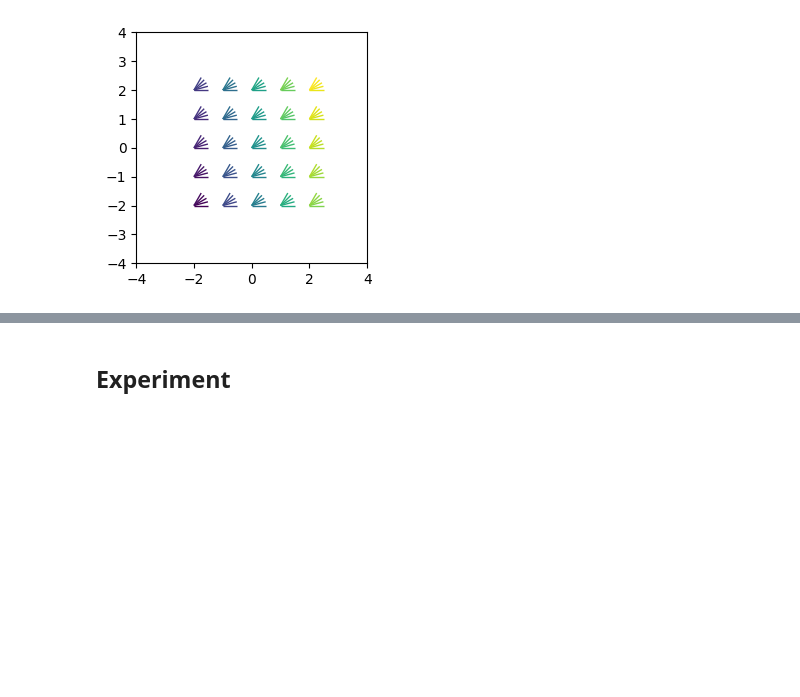
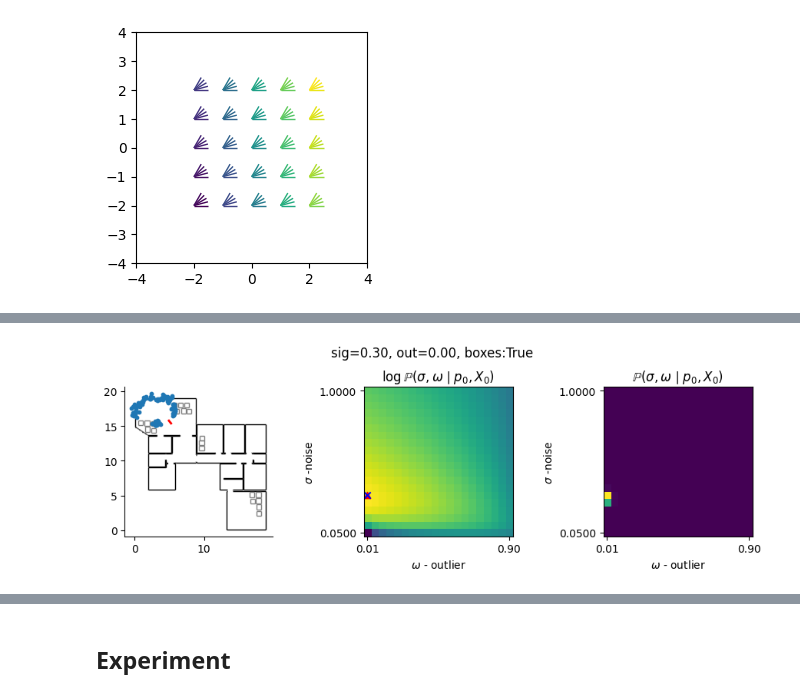
Before and after one commit to probcomp/chi-sight-mkl, a Jupyter notebook: notebooks/22 - Hierarchical Sensor Model - Teaching.ipynb, the cells around one changed output, grey strips where cells are left out. Saved outputs shown, nothing was run; the diff lists cells and outputs as text; code cells hidden in the pictures; blank space fills up the shorter version.

```diff
--- a/notebooks/22 - Hierarchical Sensor Model - Teaching.ipynb
+++ b/notebooks/22 - Hierarchical Sensor Model - Teaching.ipynb
@@ -559,24 +416,3 @@ plot_pose(p0, r=0.3, linewidth=2)
-# %%
-def get_linear_grid(shape, bounds, flat=False):
-    n = len(shape)
-    vs = jnp.stack(jnp.meshgrid(
-        *[jnp.linspace(*b, d) for b,d in zip(bounds, shape)],
-    indexing='ij'), axis=-1)
-
-    if flat: vs = vs.reshape(-1,len(shape))
-
-    return vs
-
-
-def make_inference_grid(tr, shape, dx, dhd, sig=(0.01, 0.5), outlier=(0.001, 0.5)):
-    args  = (
-        (tr['x'][0]-dx,tr['x'][0]+dx),
-        (tr['x'][1]-dx,tr['x'][1]+dx),
-        (tr['hd']-dhd,tr['hd']+dhd),
-        sig,
-        outlier,
-    )
-    return get_linear_grid(shape, args)
 # %%
 vs = get_linear_grid((5, 5, 5), ((-2,2), (-2,2), (0,jnp.pi/3)), flat=True)
 sc = jnp.arange(len(vs))
@@ -589,0 +428,9 @@ plot_poses(vs, sc, linewidth=1)
+# %%
+def _eval_sensor(key, tr, inds, sig, out):
+    ch = choice_map({'sig': sig, 'outlier': out})
+    args = (inds,)
+    (_, _, tr_, _) = tr.update(key, ch, argdiffs(args))
+    return tr_.get_score()
+
+
+eval_sensor = jax.jit(jax.vmap(_eval_sensor, in_axes=(None, None, None, 0, 0)))
@@ -589,0 +505,9 @@ plot_poses(vs, sc, linewidth=1)
+# %%
+key = keysplit(key)
+t0   = 40
+sig0 = 0.3
+out0 = 0.
+use_boxes = True
+sensor_posterior_experiment(key, t0, sig0, out0, use_boxes)
+# %% [output]
+[figure, added]
```
Also changed, not shown: parts of 51 cells of this notebook, 1 other file.
